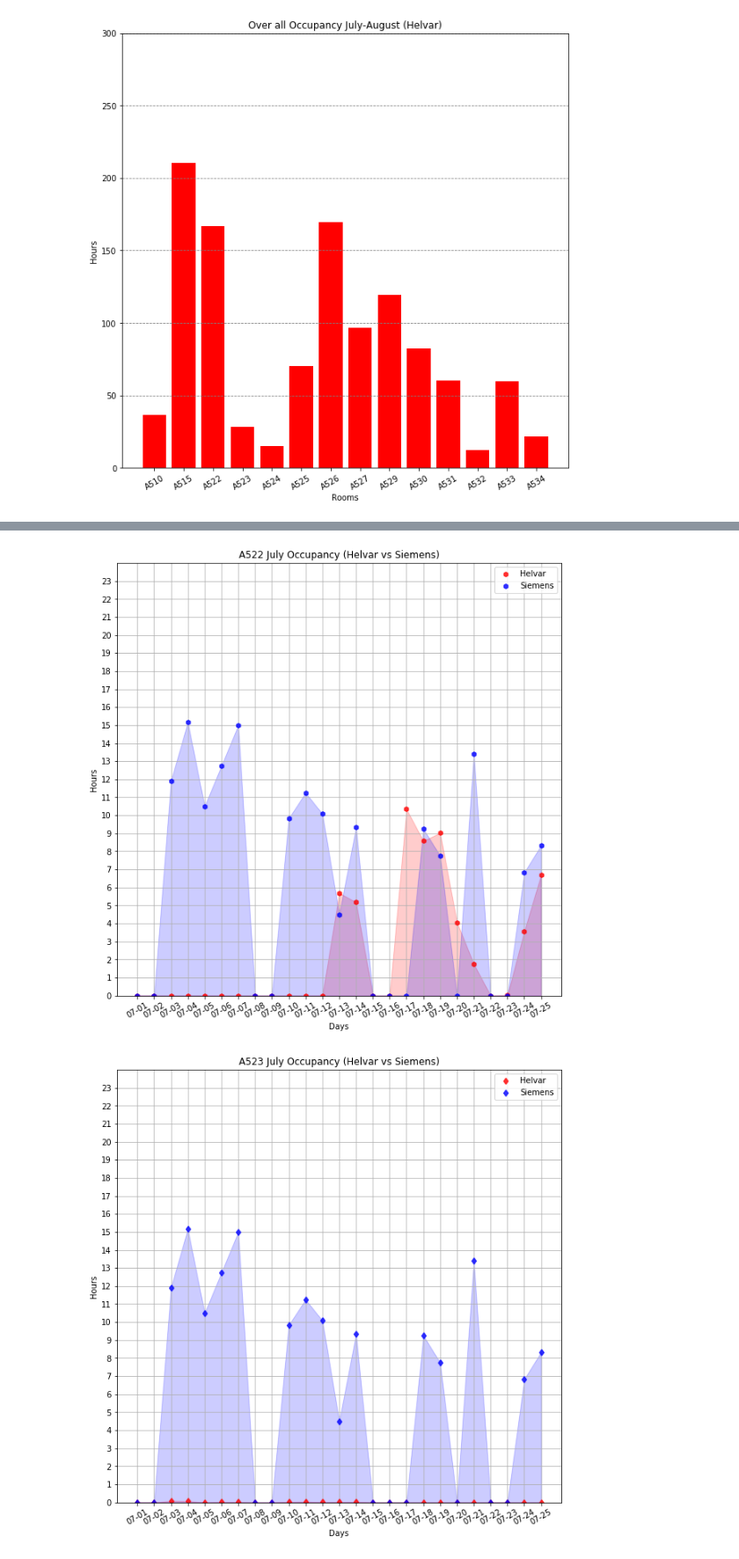
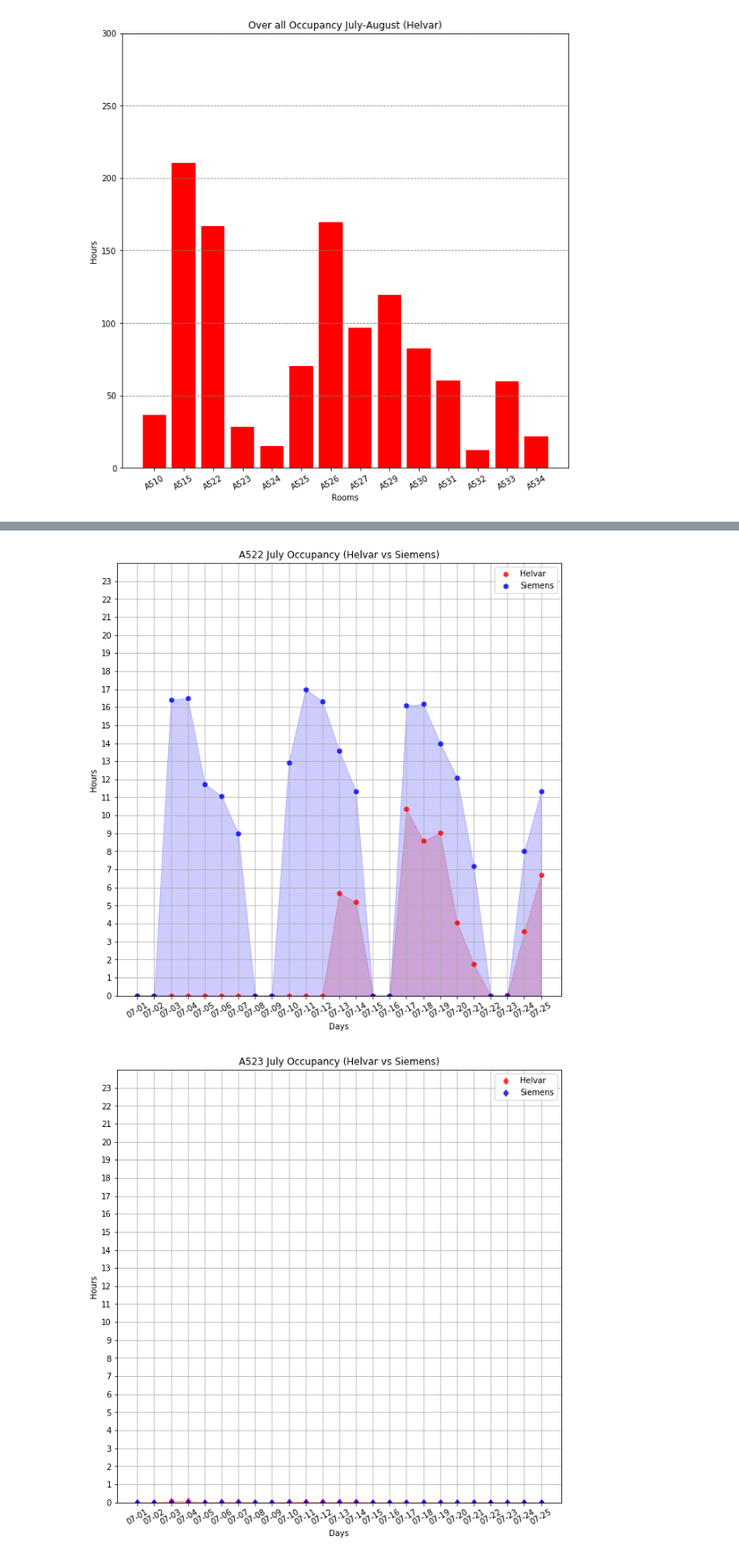
Before and after one commit to T3SC/smart-energy, a Jupyter notebook: occupancy_analysis.ipynb, the cells around one changed output, grey strips where cells are left out. Shown at 88% size. Drawn from its saved outputs; the diff is of its cells as text; code cells hidden in the pictures.

```diff
--- a/occupancy_analysis.ipynb
+++ b/occupancy_analysis.ipynb
@@ -196,9 +196,6 @@ plt.show()
 [figure]
 # %%
 room_names = ["A510","A515","A522","A523","A526","A527","A529"]
-colors = ['r','g','b','y','c','k','b']
-marker = ['*','o','h','d','s','>','+']
-color_names = ['red','green','blue','yellow','cyan','black','blue']
 
 with open('data/Temperature_Occupancy_Meters.json') as k:
     rooms = json.load(k,encoding='latin1')
@@ -218,14 +215,11 @@ cursorObject = connection.cursor()
 
 start_date = "2017-07-01"
 end_date = "2017-07-25"
-
-
 st = " 00:00:00"
 et = " 23:59:00"
-
 ts_counter = []
 d = ''
-
+room_occupancy = []
 for room_name in room_names:
     for room in rooms:
         if room['RoomName'] == room_name:
@@ -249,13 +243,14 @@ for room_name in room_names:
                 cursorObject.execute(query)
                 rows = cursorObject.fetchall()
                 if len(rows) > 0:
-                    #print len(rows)
                     temp = [str(x['time']) for x in rows]
                     ts_counter = list(set().union(ts_counter, temp))
 
         hourly_occupancy.append(len(ts_counter)/12.0)
         sd = sd + datetime.timedelta(hours=24)
         ts_counter = []
+
+    room_occupancy.append(hourly_occupancy)
 # %%
 sd = datetime.datetime.strptime('2017/07/01', "%Y/%m/%d")
 date_labels = [(sd+datetime.timedelta(hours=24*i)).strftime("%m-%d") for i in range(25)]
@@ -279,9 +274,9 @@ for i,r in enumerate(room_names):
     X = [x for x in range(0,len(hour))]
     ax.fill_between(X,d,hour, interpolate=True, color='red', alpha=0.2)
 
-    ax.plot(hourly_occupancy, 'b'+marker[i], label= 'Siemens', alpha=0.8)
-    X = [x for x in range(0,len(hourly_occupancy))]
-    ax.fill_between(X,d,hourly_occupancy, interpolate=True, color='blue', alpha=0.2)
+    ax.plot(room_occupancy[i], 'b'+marker[i], label= 'Siemens', alpha=0.8)
+    X = [x for x in range(0,len(room_occupancy[i]))]
+    ax.fill_between(X,d,room_occupancy[i], interpolate=True, color='blue', alpha=0.2)
 
     ax.legend(loc='best')
     ax.set_xlabel('Days')
@@ -299,2 +294,2 @@ plt.show()
-[figure, old version]
+[figure, new version]
-[figure, old version]
+[figure, new version]
```
Also changed, not shown: parts of 1 cell of this notebook.
